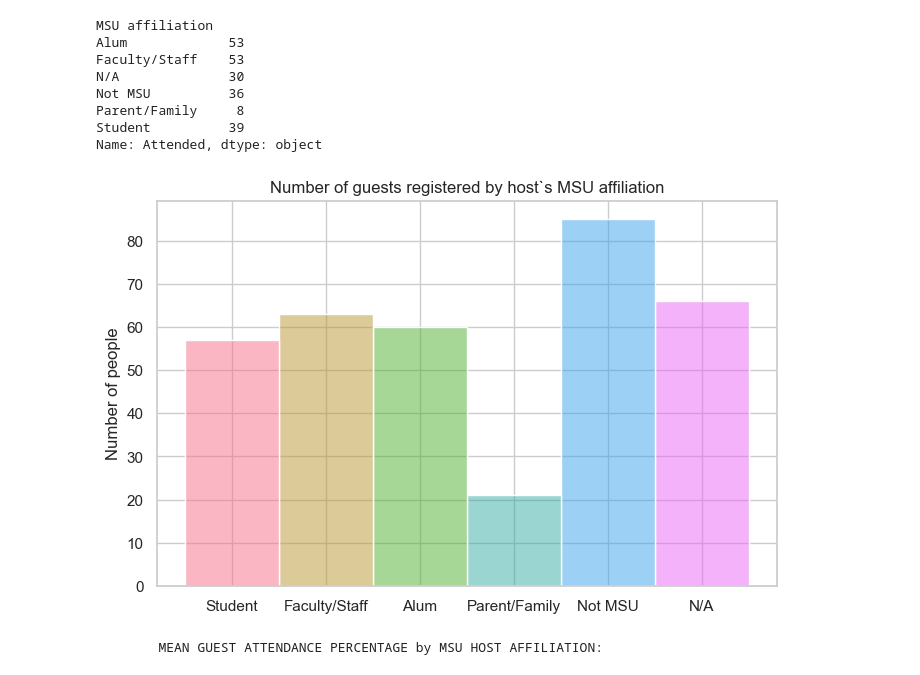
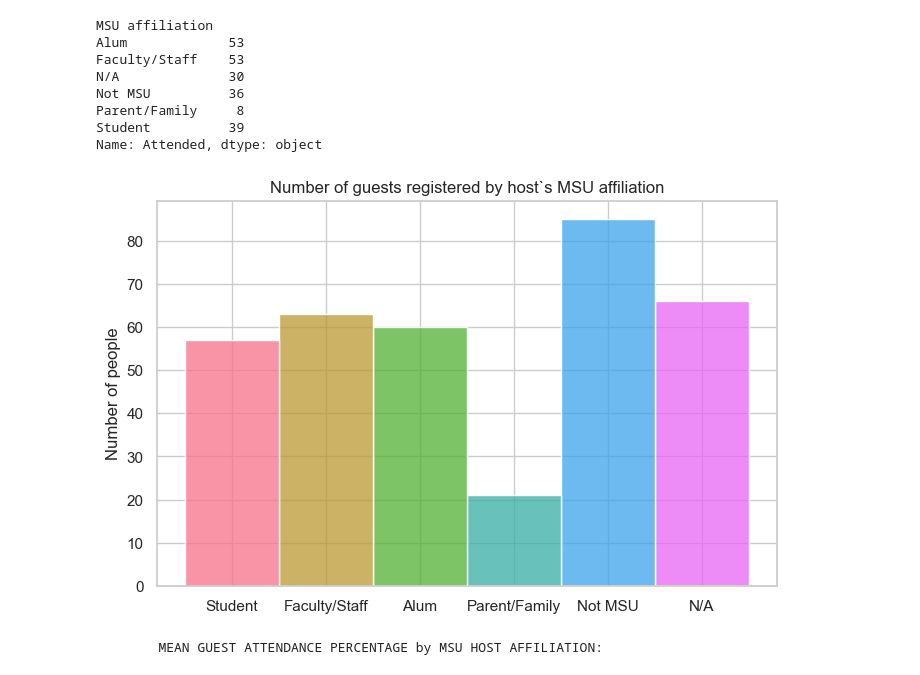
Before and after one commit to abigailStev/altru-shenanigans, a Jupyter notebook: quant_sandbox-foodfight.ipynb, the cells around one changed output. Drawn from its saved outputs; the diff is of its cells as text; code cells hidden in the pictures.

```diff
--- a/quant_sandbox-foodfight.ipynb
+++ b/quant_sandbox-foodfight.ipynb
@@ -364,2 +375,5 @@ The 1pm programs were on weekends, so day of the week is also a factor.
+# %%
+day_cats = ['Mon', 'Tue', 'Wed', 'Thu', 'Fri', 'Sat', 'Sun']
+programs['Day'] = pd.Categorical(programs['Day'], categories=day_cats, ordered=True)
 # %%
 print("\tMEAN ATTENDANCE PERCENTAGE:")
@@ -385,7 +399,5 @@ Wed    0.250696
 Name: Percentage, dtype: float64
 # %%
-days = ['Tue', 'Wed', 'Thu', 'Sat', 'Sun']
-programs['Day'] = pd.Categorical(programs['Day'], categories=days, ordered=True)
 sns.set_palette("pastel")
 fig, ax = plt.subplots(figsize=(8,5))
 fig = sns.barplot(data=programs.sort_values('Day'), x='Day', y='Percentage', saturation=1, alpha=0.75)
@@ -416,6 +428,7 @@ registrants.rename(columns={"Name": "Visitor name",
                    inplace=True)
 display(registrants.info())
 registrants['Program location'].replace("Beal Botanical Garden", "Beal", inplace=True)
+registrants['Program location'].replace("Valley Court Park", "Valley Ct", inplace=True)
 registrants['MSU affiliation'].replace("Faculty or Staff", "Faculty/Staff", inplace=True)  # Renaming this for consistency with Parent/Family
 registrants['MSU affiliation'].fillna("N/A", inplace=True)
 # %% [output]
@@ -548,6 +561,7 @@ plt.show()
 # %% [output]
 [figure]
 # %%
+sns.set_palette("husl")
 fig, ax = plt.subplots(figsize=(8,5))
 fig = sns.barplot(data=reg_by_name, x='MSU affiliation', y='Percentage', saturation=1, alpha=0.75)
 ax.set(xlabel="", ylabel="Percentage", ylim=(0, 0.7), title='Average attendance percentage by MSU affiliation')
@@ -599,13 +613,14 @@ Parent/Family     8
 Student          39
 Name: Attended, dtype: object
 # %%
+sns.set_palette("husl")
 hosts['MSU affiliation'] = pd.Categorical(hosts['MSU affiliation'], categories=affil_cats, ordered=True)
 fig, ax = plt.subplots(figsize=(8,5))
-fig = sns.histplot(data=hosts.sort_values('MSU affiliation'), x='MSU affiliation', hue='MSU affiliation', legend=False)
+fig = sns.histplot(data=hosts.sort_values('MSU affiliation'), x='MSU affiliation', hue='MSU affiliation', legend=False, alpha=0.75)
 ax.set(xlabel="", ylabel="Number of people", title='Number of guests registered by host`s MSU affiliation')
 plt.show()
 # %% [output]
-[figure, old version]
+[figure, new version]
 # %%
 print("\tMEAN GUEST ATTENDANCE PERCENTAGE by MSU HOST AFFILIATION:")
 display(hosts.groupby('MSU affiliation', observed=False)['Percentage'].mean())
```
Also changed, not shown: parts of 29 cells of this notebook.
